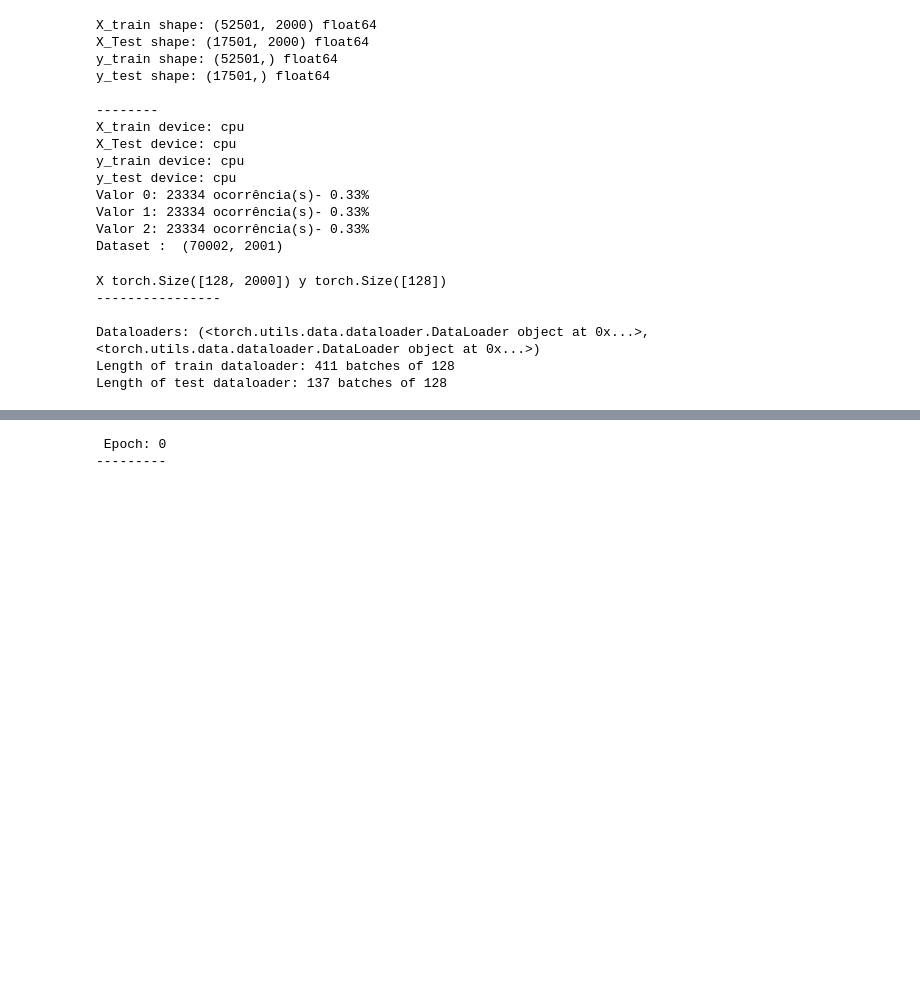
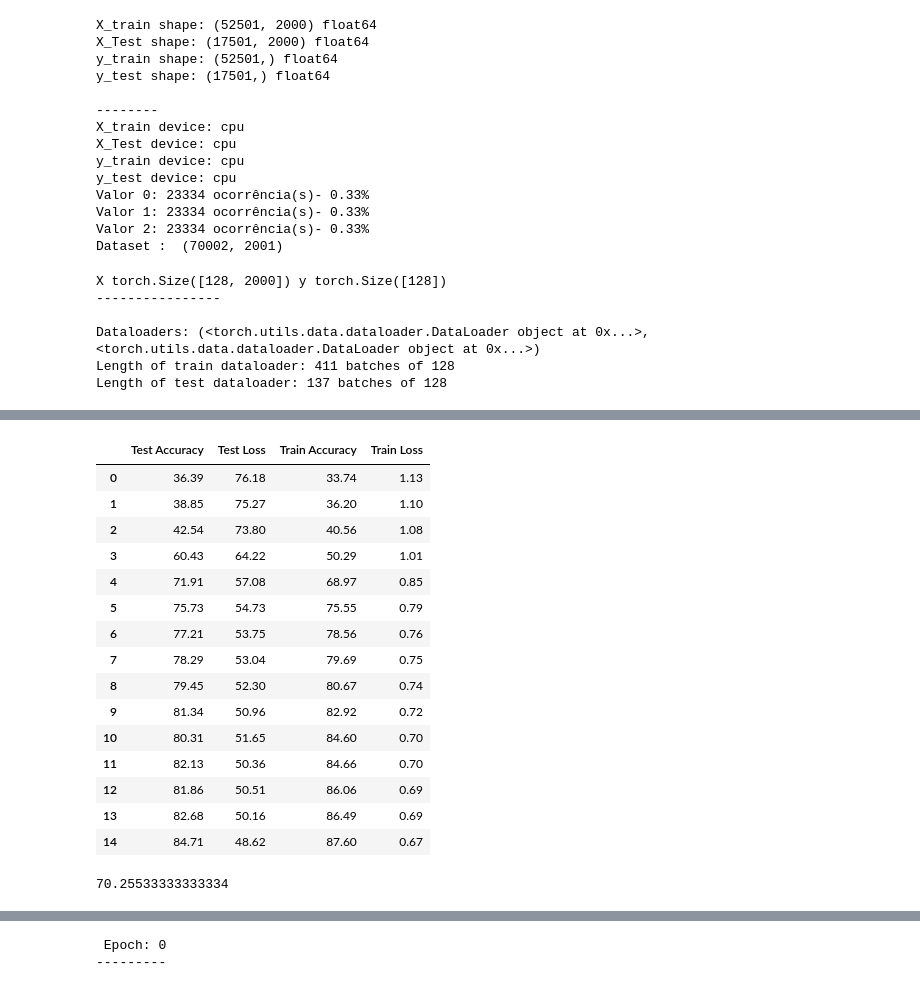
Before and after one commit to JanathanPlanas/Deep-learning-AICT, a Jupyter notebook: Cnn-Pytorch/cnn.ipynb, the cells around one changed output, grey strips where cells are left out. Saved outputs shown, nothing was run; the diff lists cells and outputs as text; code cells hidden in the pictures; blank space fills up the shorter version.

```diff
--- a/Cnn-Pytorch/cnn.ipynb
+++ b/Cnn-Pytorch/cnn.ipynb
@@ -136,7 +136,7 @@ data_loader_test = test_dataloader,
         optimizer=Torch.optimizer,
         accuracy_fn=accuracy_fn,
         device=Torch.device,
-        epochs = 10)
+        epochs = 15)
 # %% [output]
 Training on cpu
  Epoch: 0
@@ -172,0 +221,6 @@ weighted avg       0.49      0.49      0.49     78125
+# %%
+%%time
+data_nofourier = data(Fourier=False, Normalizing= True)
+data.Spliting(data= data_nofourier, random_state= 30, test_size = 0.25, shuffle = True, inplace= False)
+
+# 14 segundos ,  (70002, 2001)
@@ -172,0 +257,10 @@ weighted avg       0.49      0.49      0.49     78125
+# %%
+%%time
+Torch.training_loop(data_loader_train=train_dataloader,
+data_loader_test = test_dataloader,
+        model=Torch.Cnn,
+        loss_fn=Torch.loss_fn,
+        optimizer=Torch.optimizer,
+        accuracy_fn=accuracy_fn,
+        device=Torch.device,
+        epochs = 15)
@@ -172,0 +313,23 @@ weighted avg       0.49      0.49      0.49     78125
+# %%
+Torch(test= True, train= True)
+# %% [output]
+|  | Test Accuracy | Test Loss | Train Accuracy | Train Loss |
+| 0 | 36.39 | 76.18 | 33.74 | 1.13 |
+| 1 | 38.85 | 75.27 | 36.20 | 1.10 |
+| 2 | 42.54 | 73.80 | 40.56 | 1.08 |
+| 3 | 60.43 | 64.22 | 50.29 | 1.01 |
+| 4 | 71.91 | 57.08 | 68.97 | 0.85 |
+| 5 | 75.73 | 54.73 | 75.55 | 0.79 |
+| 6 | 77.21 | 53.75 | 78.56 | 0.76 |
+| 7 | 78.29 | 53.04 | 79.69 | 0.75 |
+| 8 | 79.45 | 52.30 | 80.67 | 0.74 |
+| 9 | 81.34 | 50.96 | 82.92 | 0.72 |
+| 10 | 80.31 | 51.65 | 84.60 | 0.70 |
+| 11 | 82.13 | 50.36 | 84.66 | 0.70 |
+| 12 | 81.86 | 50.51 | 86.06 | 0.69 |
+| 13 | 82.68 | 50.16 | 86.49 | 0.69 |
+| 14 | 84.71 | 48.62 | 87.60 | 0.67 |
+# %%
+Torch(test= True, train= True)["Test Accuracy"].mean()
+# %% [output]
+70.25533333333334
```
Also changed, not shown: parts of 19 cells of this notebook.
